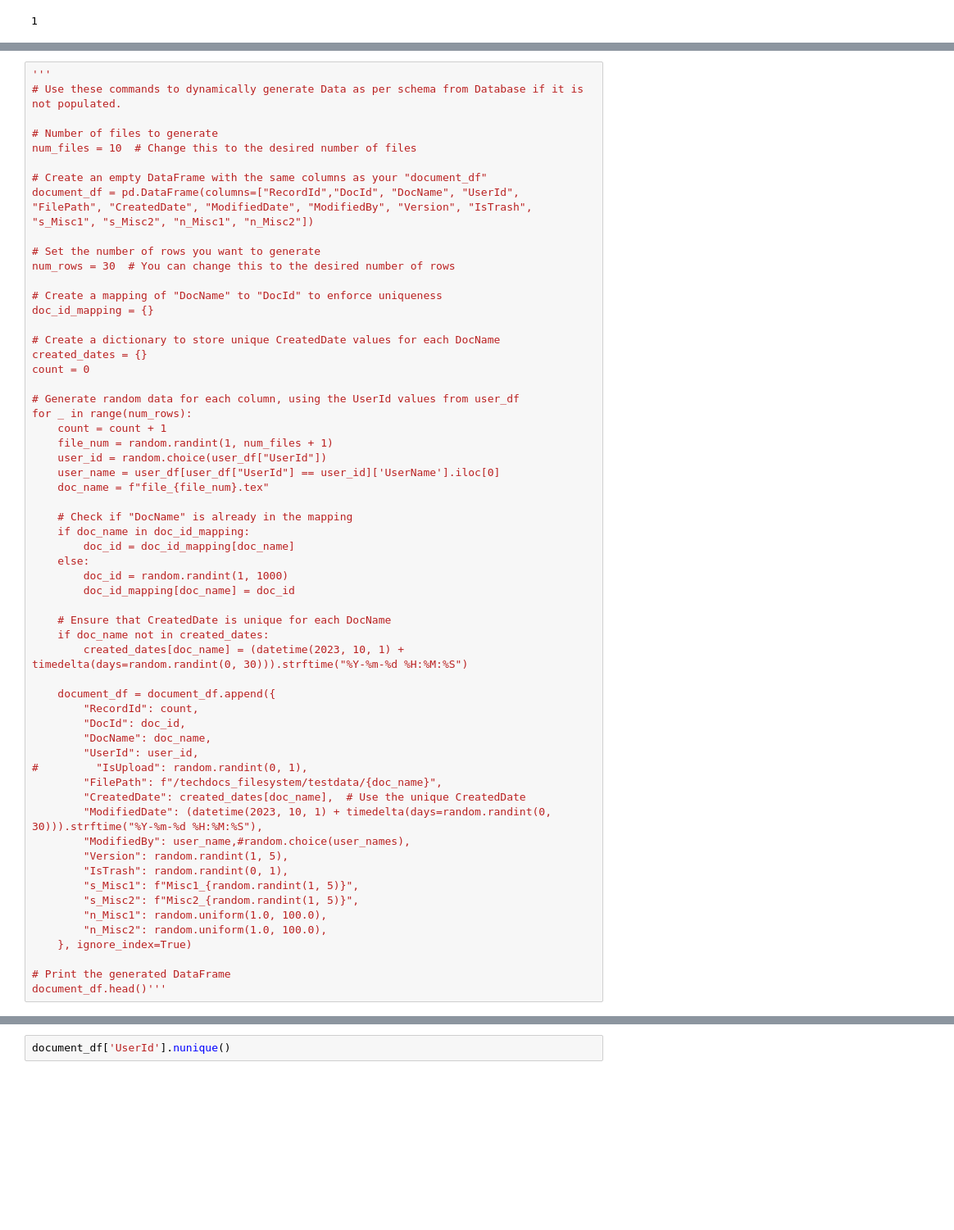
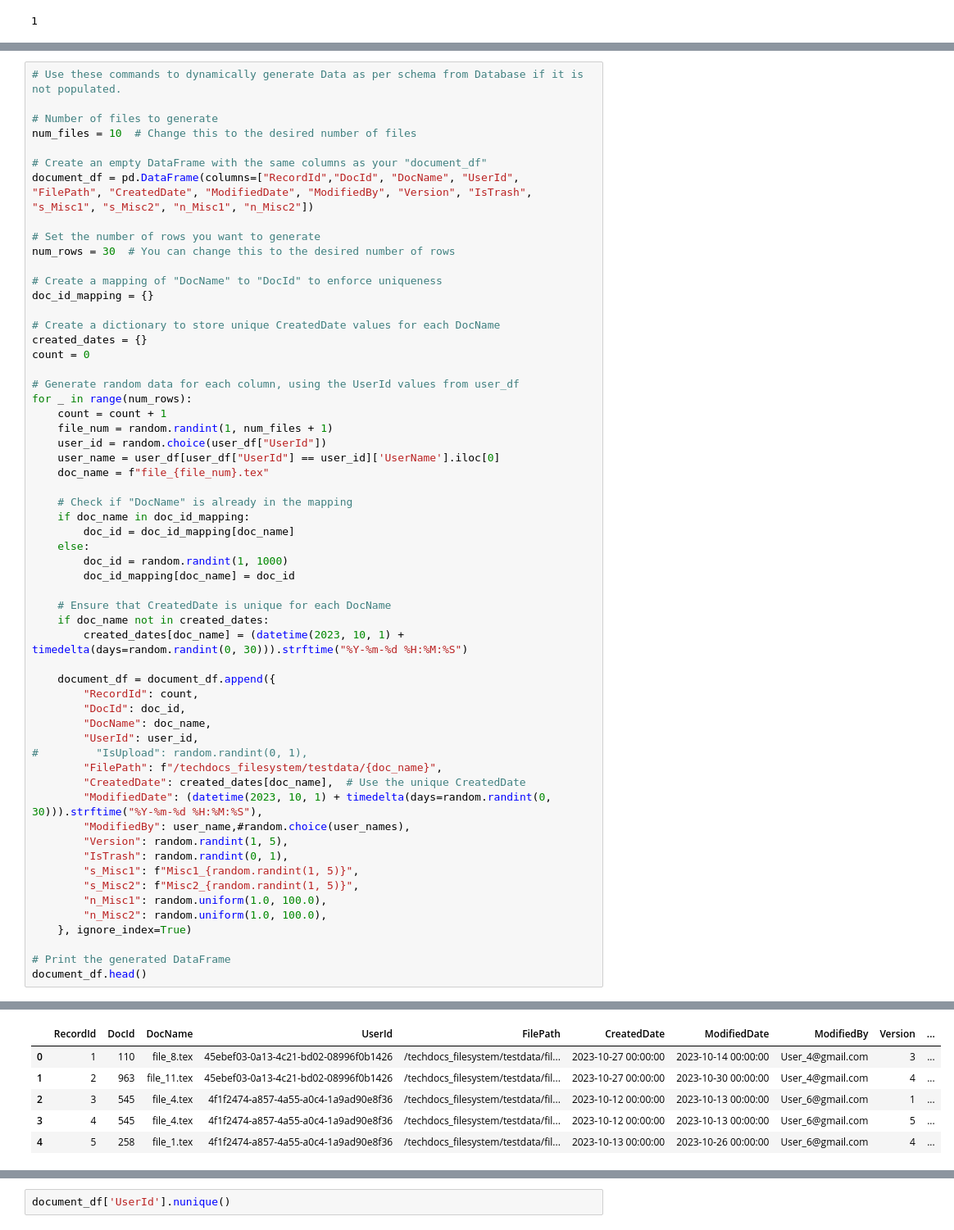
Before and after one commit to Rajnish-Ranjan/DataScience-TechDocs-GL, a Jupyter notebook: Product_Analysis_Dev/ProductAnalysis_DynamicData.ipynb, the cells around one changed output, grey strips where cells are left out. Shown at 82% size. Saved outputs shown, nothing was run; the diff lists cells and outputs as text; blank space fills up the shorter version.

```diff
--- a/Product_Analysis_Dev/ProductAnalysis_DynamicData.ipynb
+++ b/Product_Analysis_Dev/ProductAnalysis_DynamicData.ipynb
@@ -198,5 +205,4 @@ user_df['UserId'].nunique()
 # %%
-'''
 # Use these commands to dynamically generate Data as per schema from Database if it is not populated.
 
 # Number of files to generate
@@ -253,5 +259,5 @@ for _ in range(num_rows):
     }, ignore_index=True)
 
 # Print the generated DataFrame
-document_df.head()'''
+document_df.head()
 # %% [output]
@@ -258,0 +264,6 @@ document_df.head()'''
+|  | RecordId | DocId | DocName | UserId | FilePath | CreatedDate | ModifiedDate | ModifiedBy | Version | ... |
+| 0 | 1 | 110 | file_8.tex | 45ebef03-0a13-4c21-bd02-08996f0b1426 | /techdocs_filesystem/testdata/fil... | 2023-10-27 00:00:00 | 2023-10-14 00:00:00 | User_4@gmail.com | 3 | ... |
+| 1 | 2 | 963 | file_11.tex | 45ebef03-0a13-4c21-bd02-08996f0b1426 | /techdocs_filesystem/testdata/fil... | 2023-10-27 00:00:00 | 2023-10-30 00:00:00 | User_4@gmail.com | 4 | ... |
+| 2 | 3 | 545 | file_4.tex | 4f1f2474-a857-4a55-a0c4-1a9ad90e8f36 | /techdocs_filesystem/testdata/fil... | 2023-10-12 00:00:00 | 2023-10-13 00:00:00 | User_6@gmail.com | 1 | ... |
+| 3 | 4 | 545 | file_4.tex | 4f1f2474-a857-4a55-a0c4-1a9ad90e8f36 | /techdocs_filesystem/testdata/fil... | 2023-10-12 00:00:00 | 2023-10-13 00:00:00 | User_6@gmail.com | 5 | ... |
+| 4 | 5 | 258 | file_1.tex | 4f1f2474-a857-4a55-a0c4-1a9ad90e8f36 | /techdocs_filesystem/testdata/fil... | 2023-10-13 00:00:00 | 2023-10-26 00:00:00 | User_6@gmail.com | 4 | ... |
```
Also changed, not shown: parts of 5 cells of this notebook.
